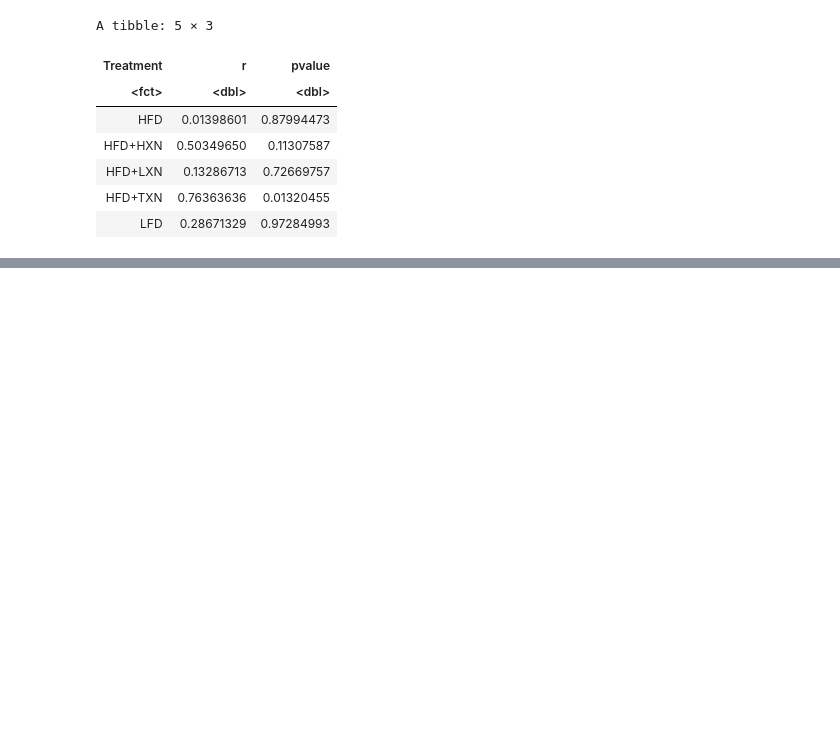
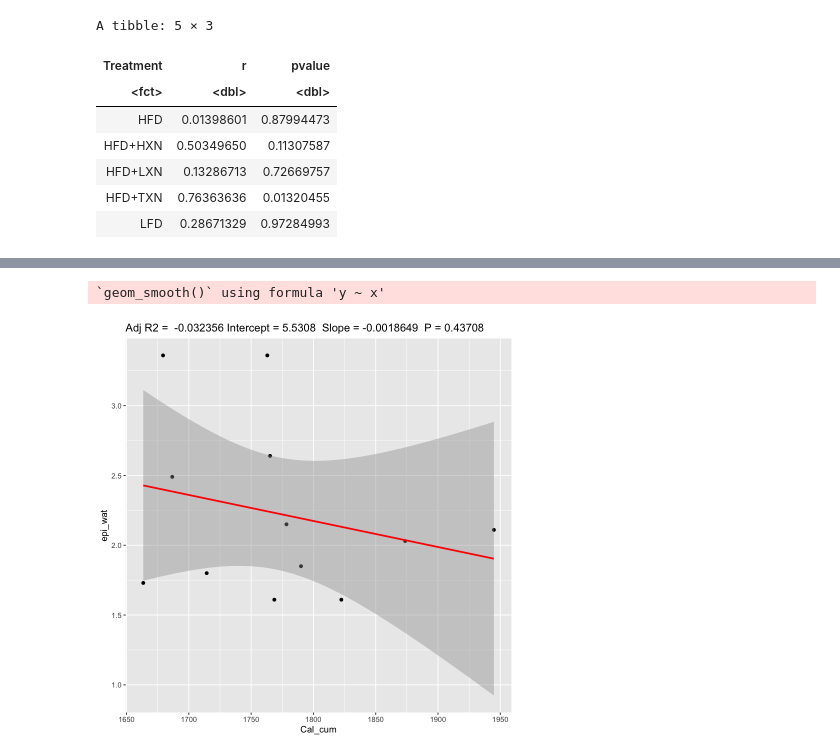
Before and after one commit to zhangyang2017/PPAR, a Jupyter notebook: manuscript/tables/stats.ipynb, the cells around one changed output, grey strips where cells are left out. Drawn from its saved outputs; the diff is of its cells as text; code cells hidden in the pictures; blank space fills up the shorter version.

```diff
--- a/manuscript/tables/stats.ipynb
+++ b/manuscript/tables/stats.ipynb
@@ -148,0 +242,2 @@ package DESCRIPTION file and may need manual editing, see
+# %%
+hfd <- data %>% filter(Treatment == "HFD")
@@ -148,0 +279,5 @@ package DESCRIPTION file and may need manual editing, see
+# %%
+ggplotRegression(lm(epi_wat ~ Cal_cum, data = hfd))
+# %% [output]
+`geom_smooth()` using formula 'y ~ x'
+[figure, added]
```
Also changed, not shown: parts of 34 cells of this notebook, 1 other file.
